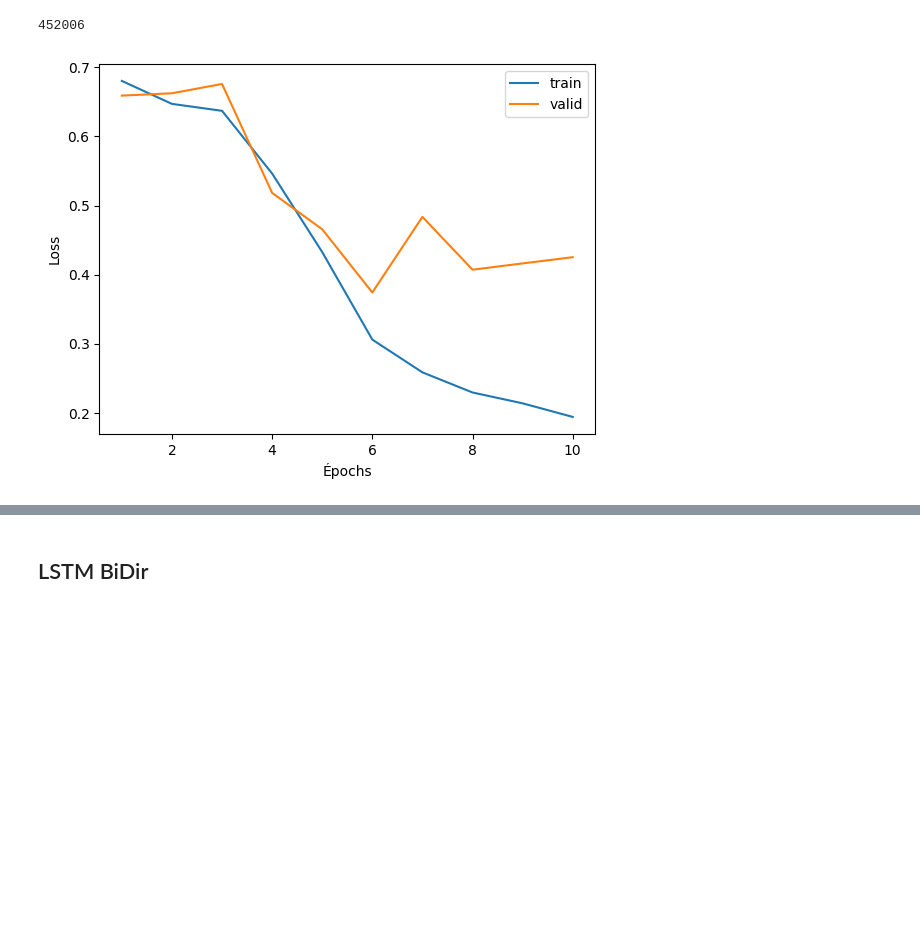
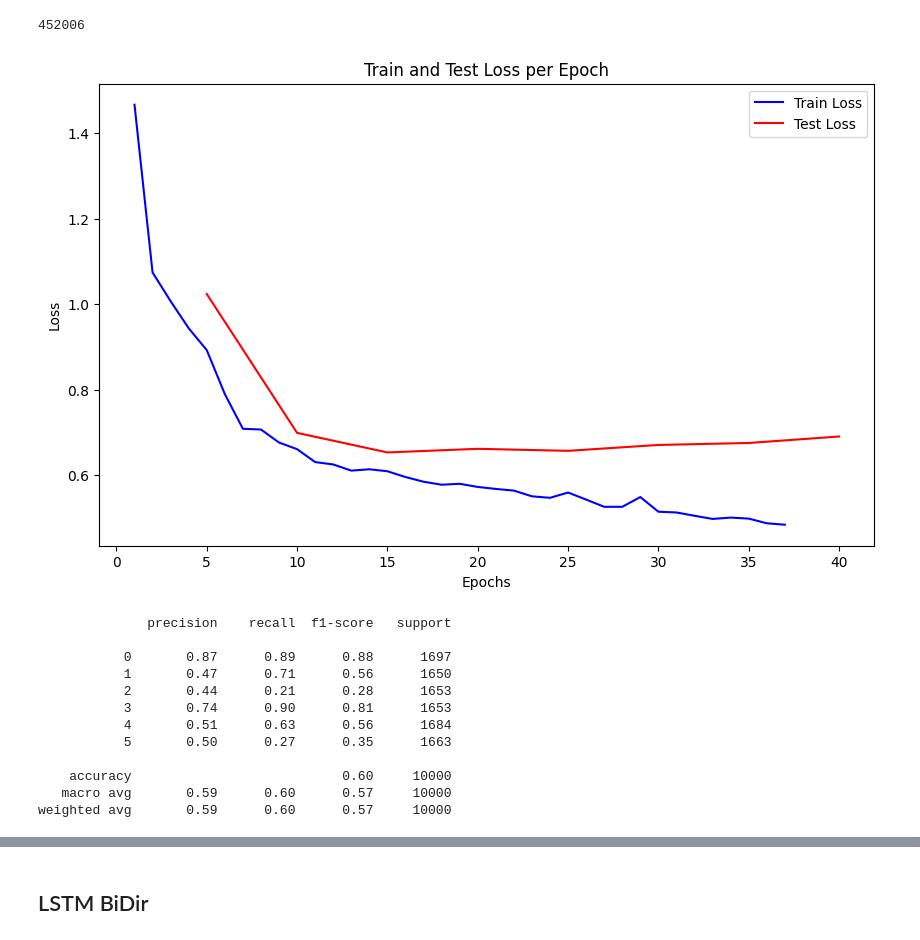
Before and after one commit to QMoayedpour/tp3_dlts, a Jupyter notebook: dlts_tp3_noah.ipynb, the cells around one changed output, grey strips where cells are left out. Saved outputs shown, nothing was run; the diff lists cells and outputs as text; code cells hidden in the pictures; blank space fills up the shorter version.

```diff
--- a/dlts_tp3_noah.ipynb
+++ b/dlts_tp3_noah.ipynb
@@ -472,3 +715,9 @@ print(count_n_param(model))
 # %%
-training_model(model, dataloader_train, dataloader_valid, "model2.pth", device='cuda')
+trainer = MyTrainer(model_2, device="cuda")
+
+dic_results["model_2"] = trainer.full_proc(train_dataloader=dataloader_train,
+                                          valid_dataloader=dataloader_valid, test_dataloader=dataloader_test,
+                                          n_epochs=300,
+                                          critic_test=5,
+                                          lr=1e-4, model_path="model_2.pth")
 # %% [output]
@@ -514,6 +771,6 @@ class Model3(nn.Module):
         return x
 
 # Exemple d'initialisation
-model = Model3()
+model_3 = Model3()
 print(count_n_param(model))
 # %% [output]
@@ -532,5 +778,9 @@ Model3(
 # %%
-loss = nn.CrossEntropyLoss()
-optimizer = optim.Adam(model.parameters(), weight_decay=1e-3)
-training_model(model, dataloader_train, dataloader_valid, "model3.pt", device='cuda', loss=loss, optim=optimizer)
+trainer = MyTrainer(model_3, device="cuda")
+
+dic_results["model_depthwise"] = trainer.full_proc(train_dataloader=dataloader_train,
+                                          valid_dataloader=dataloader_valid, test_dataloader=dataloader_test,
+                                        n_epochs=300,
+                                          critic_test=5,
+                                          lr=1e-4, model_path="model_depthwise.pth")
 # %% [output]
@@ -565,13 +821,29 @@ class CNN_RNNv1(torch.nn.Module):
         x = self.fc(x)
         return x
 
-model = CNN_RNNv1()
-count_n_param(model)
+model_cnn_rnn = CNN_RNNv1()
+count_n_param(model_cnn_rnn)
 # %% [output]
 452006
 # %%
-loss = nn.CrossEntropyLoss()
-optimizer = optim.Adam(model.parameters(), weight_decay=1e-3)
-training_model(model, dataloader_train, dataloader_valid, "model4.pt", device='cuda', loss=loss, optim=optimizer, n_epoch=10)
+trainer = MyTrainer(model_cnn_rnn, device="cuda")
+
+
+dic_results["model_cnn_rnn"] = trainer.full_proc(train_dataloader=dataloader_train,
+                                                 test_dataloader=dataloader_test, n_epochs=300,
+                                                 critic_test=5,
+                                                 lr=1e-4, model_path="model_cnn_rnn.pth")
 # %% [output]
-[figure, old version]
+[figure, new version]
+              precision    recall  f1-score   support
+
+           0       0.87      0.89      0.88      1697
+           1       0.47      0.71      0.56      1650
+           2       0.44      0.21      0.28      1653
+           3       0.74      0.90      0.81      1653
+           4       0.51      0.63      0.56      1684
+           5       0.50      0.27      0.35      1663
+
+    accuracy                           0.60     10000
+   macro avg       0.59      0.60      0.57     10000
+weighted avg       0.59      0.60      0.57     10000
```
Also changed, not shown: parts of 39 cells of this notebook.
